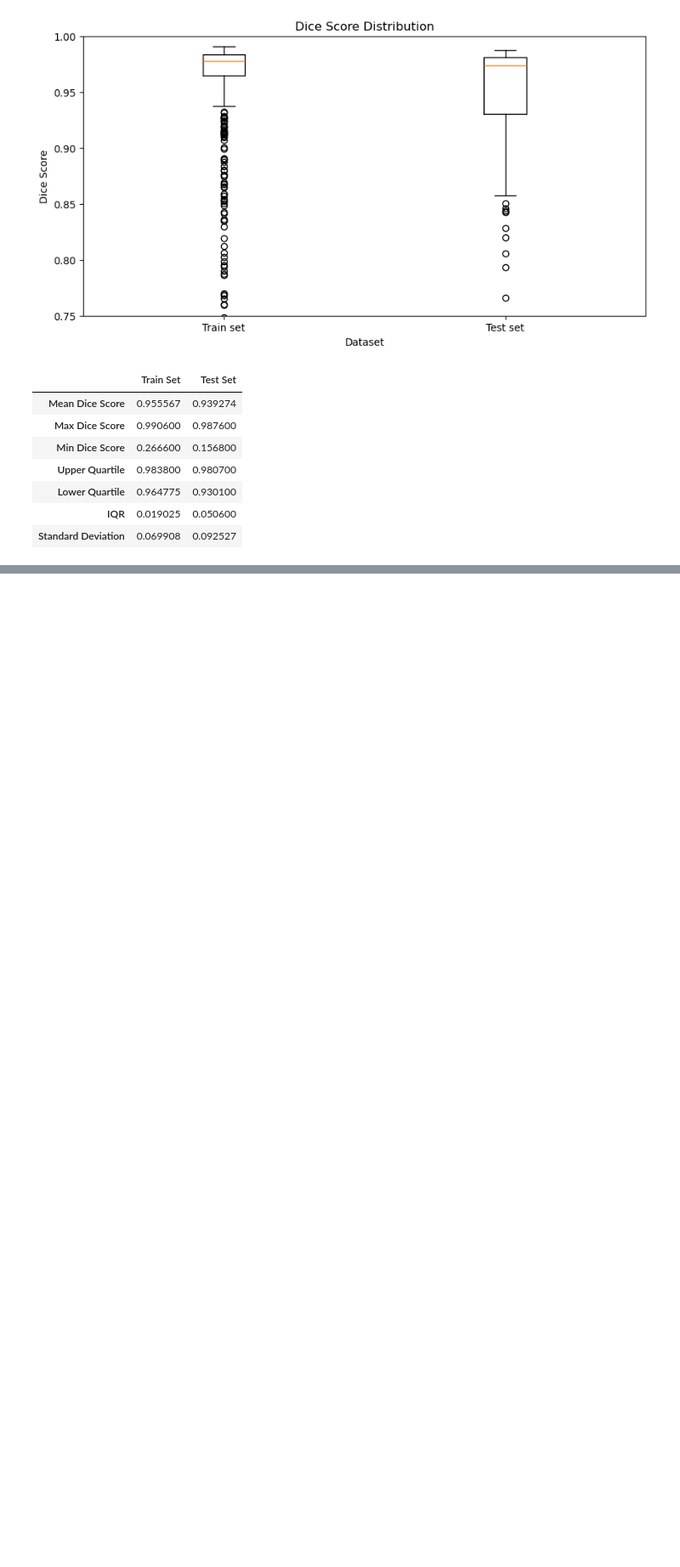
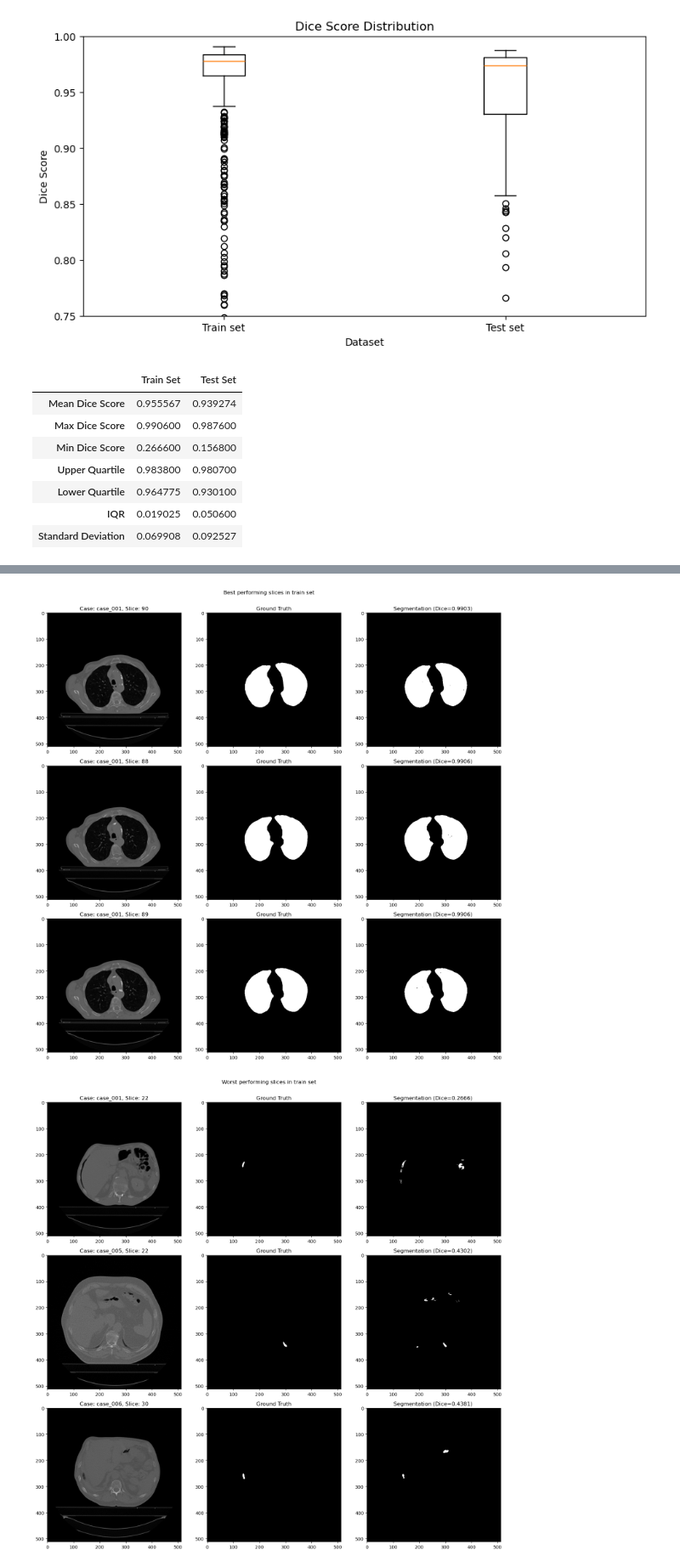
Before and after one commit to VishalJ99/mphil_medical_imaging_cw, a Jupyter notebook: src/figs.ipynb, the cells around one changed output, grey strips where cells are left out. Shown at 85% size. Saved outputs shown, nothing was run; the diff lists cells and outputs as text; code cells hidden in the pictures; blank space fills up the shorter version.

Commit message:
Add Visualisation of Best, Worst, In Between Cases to fig.ipynb
Adds the final figure visualising the models performance on the train
and test set cases.

```diff
--- a/src/figs.ipynb
+++ b/src/figs.ipynb
@@ -145,16 +159,17 @@ summary_df
 | Standard Deviation | 0.069908 | 0.092527 |
 # %%
 """
-Visualise 3 of the worst, best and average performing slices from the test set.
+Fetch N of the worst, best and average performing slices from the train set.
 """
+N = 3
 
 train_df_fg_only = train_df_fg_only.sort_values(by="dice")
 
 # Get the slices with the worst dice scores.
-worst_train_dice_scores = train_df_fg_only[:3]
+worst_train_dice_scores = train_df_fg_only[:N]
 
 # Get the slices with the best dice scores.
-best_train_dice_scores = train_df_fg_only[-3:]
+best_train_dice_scores = train_df_fg_only[-N:]
 
 
 # Randomly pick 3 slices from the in_between_dice.
@@ -165,8 +180,17 @@ dice_lq = np.percentile(train_dice, 25)
 lower_dice_mask = train_dice > dice_lq
 upper_dice_mask = train_dice < dice_uq
 
-in_between_dice_mask = lower_dice_mask * upper_dice_mask
-in_between_dice = train_dice[in_between_dice_mask]
+in_between_train_dice_mask = lower_dice_mask * upper_dice_mask
+in_between_train_dice_scores = train_df_fg_only[in_between_train_dice_mask]
 
-in_between_dice = in_between_dice.sample(frac=1)
+in_between_train_dice_scores = in_between_train_dice_scores.sample(frac=1)[:N]
+
+print("Best performing slices")
+print(best_train_dice_scores)
+
+print("\nWorst performing slices")
+print(worst_train_dice_scores)
+
+print("\nAverage performing slices")
+print(in_between_train_dice_scores)
 # %% [output]
@@ -176,0 +318,26 @@ in_between_dice = in_between_dice.sample(frac=1)
+# %%
+"""Visualise the best, worst and average performing slices in the train set"""
+visualise_cases(
+    best_train_dice_scores,
+    train_set_test_results,
+    img_dir,
+    mask_dir,
+    "Best performing slices in train set",
+)
+visualise_cases(
+    worst_train_dice_scores,
+    train_set_test_results,
+    img_dir,
+    mask_dir,
+    "Worst performing slices in train set",
+)
+visualise_cases(
+    in_between_train_dice_scores,
+    train_set_test_results,
+    img_dir,
+    mask_dir,
+    "Typical performing slice in train set",
+)
+# %% [output]
+[figure, added]
+[figure, added]
```
Also changed, not shown: parts of 6 cells of this notebook, 1 other file.
